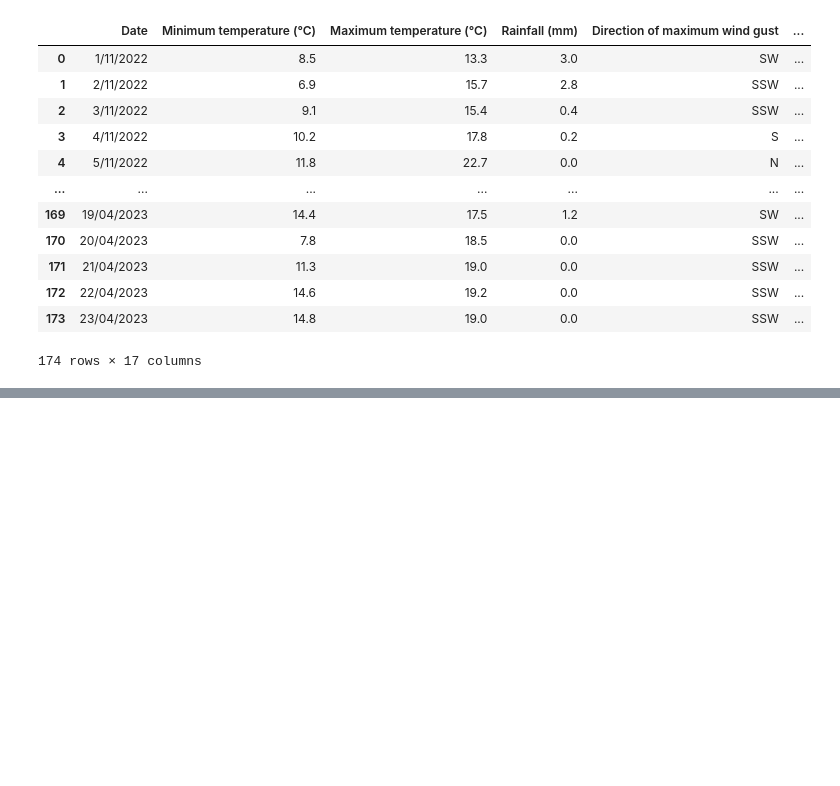
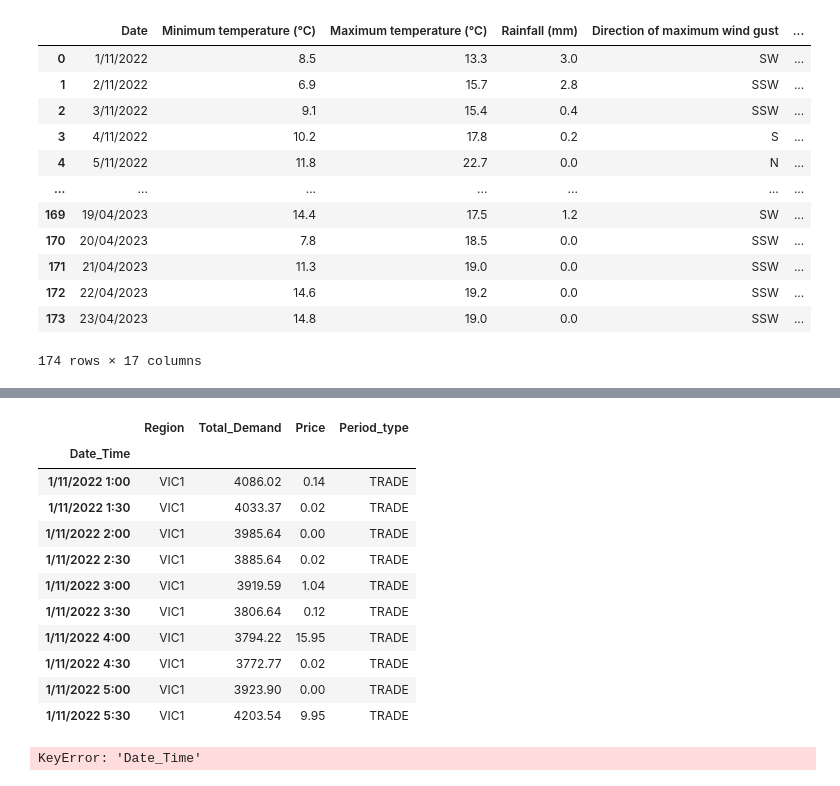
Before and after one commit to HillarP/Energy_Prediction, a Jupyter notebook: Jigar_Assignment_2.ipynb, the cells around one changed output, grey strips where cells are left out. Drawn from its saved outputs; the diff is of its cells as text; code cells hidden in the pictures; blank space fills up the shorter version.

```diff
--- a/Jigar_Assignment_2.ipynb
+++ b/Jigar_Assignment_2.ipynb
@@ -91,0 +154,21 @@ df_weather
+# %%
+# according to AEMO historical data . The headers are REGION SETTLEMENTDATE	TOTALDEMAND	RRP	PERIODTYPE
+# we can add those headers to our dataframe.
+col_index = ["Region", "Date_Time", "Total_Demand", "Price", "Period_type"]
+df_price_demand.columns = col_index
+df_price_demand.set_index("Date_Time", inplace=True)
+# %%
+df_price_demand.head(10)
+# %% [output]
+|  | Region | Total_Demand | Price | Period_type |
+| Date_Time |  |  |  |  |
+| 1/11/2022 1:00 | VIC1 | 4086.02 | 0.14 | TRADE |
+| 1/11/2022 1:30 | VIC1 | 4033.37 | 0.02 | TRADE |
+| 1/11/2022 2:00 | VIC1 | 3985.64 | 0.00 | TRADE |
+| 1/11/2022 2:30 | VIC1 | 3885.64 | 0.02 | TRADE |
+| 1/11/2022 3:00 | VIC1 | 3919.59 | 1.04 | TRADE |
+| 1/11/2022 3:30 | VIC1 | 3806.64 | 0.12 | TRADE |
+| 1/11/2022 4:00 | VIC1 | 3794.22 | 15.95 | TRADE |
+| 1/11/2022 4:30 | VIC1 | 3772.77 | 0.02 | TRADE |
+| 1/11/2022 5:00 | VIC1 | 3923.90 | 0.00 | TRADE |
+| 1/11/2022 5:30 | VIC1 | 4203.54 | 9.95 | TRADE |
@@ -91,0 +178,12 @@ df_weather
+# %%
+df_price_demand['Date_Time'] = pd.to_datetime(df_price_demand['Date_Time'])
+
+# Set the "Date_Time" column as the DataFrame index
+df_price_demand.set_index('Date_Time', inplace=True)
+
+# Resample the data to daily intervals and aggregate the demand by summing the values for each day
+daily_demand = df_price_demand['Total_Demand'].resample('D').sum()
+
+print(daily_demand)
+# %% [output]
+KeyError: 'Date_Time'
```
Also changed, not shown: parts of 6 cells of this notebook.
